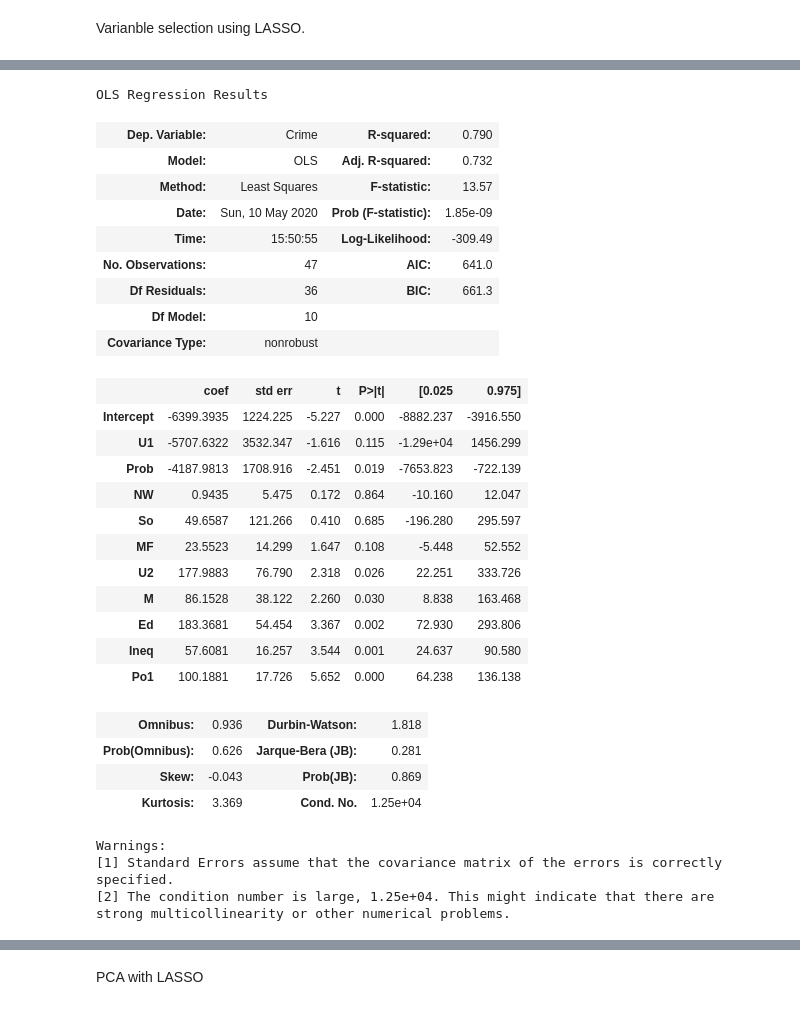
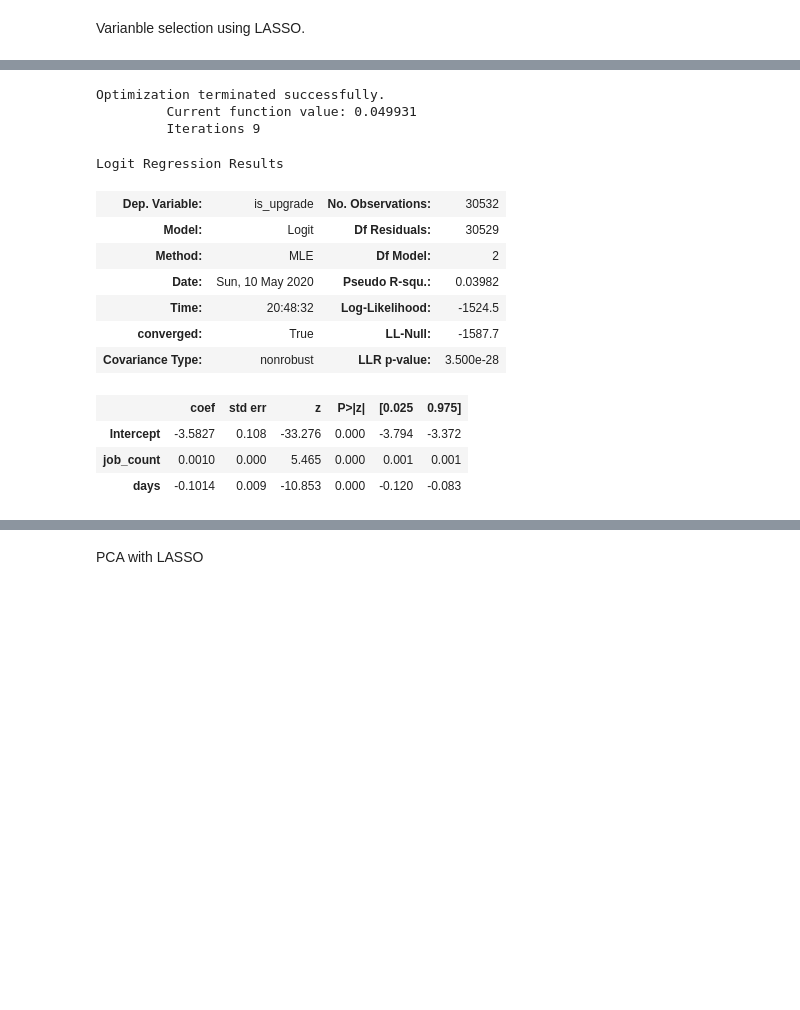
Before and after one commit to edwardlqf/saucelab, a Jupyter notebook: Sauce_Lab.ipynb, the cells around one changed output, grey strips where cells are left out. Drawn from its saved outputs; the diff is of its cells as text; code cells hidden in the pictures; blank space fills up the shorter version.

```diff
--- a/Sauce_Lab.ipynb
+++ b/Sauce_Lab.ipynb
@@ -12,6 +10,6 @@ from scipy import stats
 import seaborn as sns
 %matplotlib inline
 # %%
-df = pd.read_csv('uscrime.txt', sep='\t')
+df = pd.read_csv('free_trial.csv')
 df.head()
 # %% [output]
@@ -23,0 +22,12 @@ df.head()
+# %%
+from datetime import datetime
+
+df['trial_start_time'] = pd.to_datetime(df['trial_start_time'])
+df['trial_end_time'] = pd.to_datetime(df['trial_end_time'])
+
+df['days'] = df['trial_end_time'] - df['trial_start_time']
+df['days'] = df['days'].apply(lambda x: x.days)
+#maybe the duration of the trail has some impact
+
+df['year_ago'] = df['trial_start_time'].apply(lambda x: 2020 - x.year)
+#maybe the demand is going up with time
@@ -55,0 +82,12 @@ df.describe()
+# %%
+df = df[df['spam_score'].notna()]
+# %%
+upgared_info = df.iloc[:,5:8]
+X = df.iloc[:, [3,8,9,10,11,12,13,14,15]]
+y = df.iloc[:,4:5]
+
+X["is_banned"] = df["is_banned"].astype(int)
+y['is_upgrade'] = df["is_upgrade"].astype(int)
+
+newdf = X.copy()
+newdf['is_upgrade'] = y
@@ -228,36 +217,20 @@ Text(0.5, 1.0, 'Feature importance using Lasso Model')
 # %%
 import statsmodels.formula.api as smf
-
-results = smf.ols(formula="Crime ~ U1+Prob+NW+So+MF+U2+M+Ed+Ineq+Po1", data=df).fit()
+results = smf.logit(formula="is_upgrade ~ job_count + days ", data=newdf).fit()
 results.summary()
 # %% [output]
-OLS Regression Results
+Optimization terminated successfully.
+         Current function value: 0.049931
+         Iterations 9
+Logit Regression Results
-| Dep. Variable: | Crime | R-squared: | 0.790 |
-| Model: | OLS | Adj. R-squared: | 0.732 |
-| Method: | Least Squares | F-statistic: | 13.57 |
-| Date: | Sun, 10 May 2020 | Prob (F-statistic): | 1.85e-09 |
-| Time: | 15:50:55 | Log-Likelihood: | -309.49 |
-| No. Observations: | 47 | AIC: | 641.0 |
-| Df Residuals: | 36 | BIC: | 661.3 |
-| Df Model: | 10 |  |  |
-| Covariance Type: | nonrobust |  |  |
+| Dep. Variable: | is_upgrade | No. Observations: | 30532 |
+| Model: | Logit | Df Residuals: | 30529 |
+| Method: | MLE | Df Model: | 2 |
+| Date: | Sun, 10 May 2020 | Pseudo R-squ.: | 0.03982 |
+| Time: | 20:48:32 | Log-Likelihood: | -1524.5 |
+| converged: | True | LL-Null: | -1587.7 |
+| Covariance Type: | nonrobust | LLR p-value: | 3.500e-28 |
-|  | coef | std err | t | P>|t| | [0.025 | 0.975] |
-| Intercept | -6399.3935 | 1224.225 | -5.227 | 0.000 | -8882.237 | -3916.550 |
-| U1 | -5707.6322 | 3532.347 | -1.616 | 0.115 | -1.29e+04 | 1456.299 |
-| Prob | -4187.9813 | 1708.916 | -2.451 | 0.019 | -7653.823 | -722.139 |
-| NW | 0.9435 | 5.475 | 0.172 | 0.864 | -10.160 | 12.047 |
-| So | 49.6587 | 121.266 | 0.410 | 0.685 | -196.280 | 295.597 |
-| MF | 23.5523 | 14.299 | 1.647 | 0.108 | -5.448 | 52.552 |
-| U2 | 177.9883 | 76.790 | 2.318 | 0.026 | 22.251 | 333.726 |
-| M | 86.1528 | 38.122 | 2.260 | 0.030 | 8.838 | 163.468 |
-| Ed | 183.3681 | 54.454 | 3.367 | 0.002 | 72.930 | 293.806 |
-| Ineq | 57.6081 | 16.257 | 3.544 | 0.001 | 24.637 | 90.580 |
-| Po1 | 100.1881 | 17.726 | 5.652 | 0.000 | 64.238 | 136.138 |
+|  | coef | std err | z | P>|z| | [0.025 | 0.975] |
+| Intercept | -3.5827 | 0.108 | -33.276 | 0.000 | -3.794 | -3.372 |
+| job_count | 0.0010 | 0.000 | 5.465 | 0.000 | 0.001 | 0.001 |
+| days | -0.1014 | 0.009 | -10.853 | 0.000 | -0.120 | -0.083 |
-| Omnibus: | 0.936 | Durbin-Watson: | 1.818 |
-| Prob(Omnibus): | 0.626 | Jarque-Bera (JB): | 0.281 |
-| Skew: | -0.043 | Prob(JB): | 0.869 |
-| Kurtosis: | 3.369 | Cond. No. | 1.25e+04 |
-Warnings:
-[1] Standard Errors assume that the covariance matrix of the errors is correctly specified.
-[2] The condition number is large, 1.25e+04. This might indicate that there are
-strong multicollinearity or other numerical problems.
```
Also changed, not shown: parts of 37 cells of this notebook, 1 other file.
